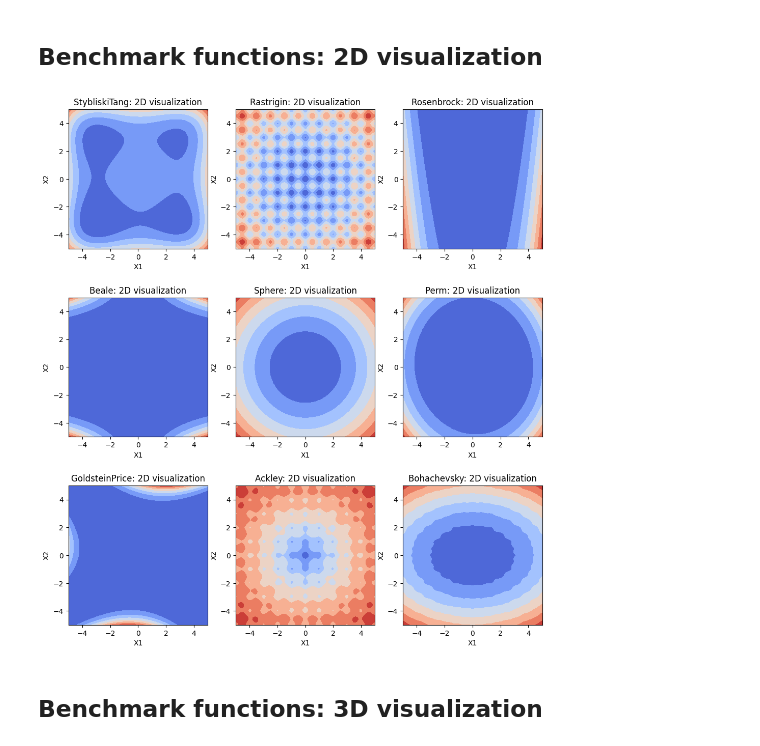
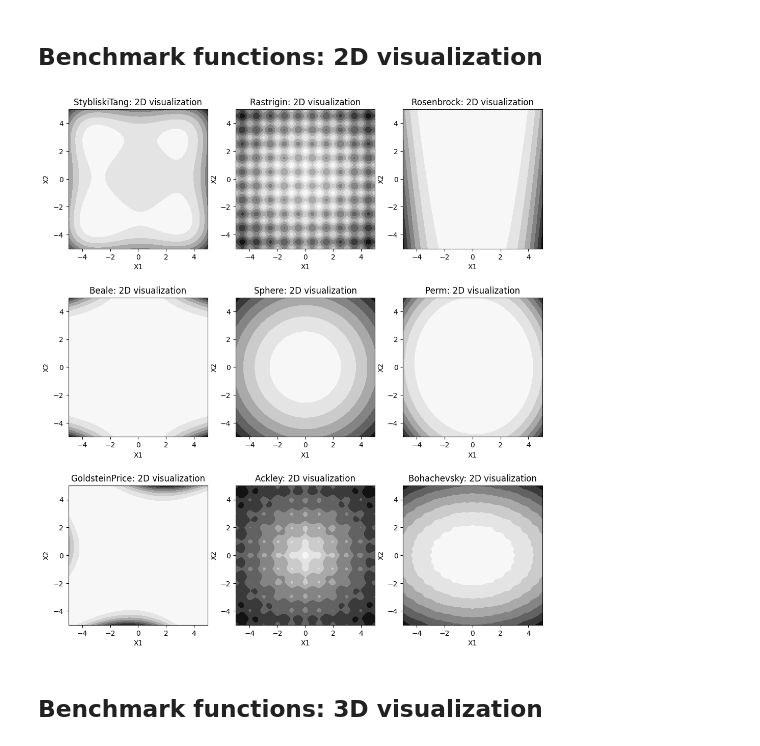
Before and after one commit to oselin/algorithm_development, a Jupyter notebook: 1.benchmark_functions.ipynb, the cells around one changed output. Drawn from its saved outputs; the diff is of its cells as text; code cells hidden in the pictures.

```diff
--- a/1.benchmark_functions.ipynb
+++ b/1.benchmark_functions.ipynb
@@ -15,30 +15,30 @@ algorithms_list        = [bayesian_optimization, bfgs, latin_hypercube, nelder_m
 # %%
 # Define the X1 and X2 span
 X1 =  X2 = np.linspace(-5, 5, 101)
 points = np.array([[x1,x2] for x1 in X1 for x2 in X2])
 
 fig = plt.figure(figsize=(4*3, 4*7))
 #fig.suptitle("Benchmark functions")
 
 for idx, fcn in enumerate(benchmarkfunction_list):
     # Compute the function
     Fx = fcn(points.T)
 
     # Rescaling the function to 0.20 - 0.35 range
     Fn = lambda p: (fcn(p) - np.min(Fx)) * (0.15)/(np.max(Fx) - np.min(Fx)) + 0.20
     Fnorm = Fn(points.T)
 
     ax = fig.add_subplot(6, 3, idx + 1)
-    ax.contourf(X1,X2,Fnorm.reshape(101,101).T, cmap=cm.coolwarm)
+    ax.contourf(X1,X2,Fnorm.reshape(101,101).T, cmap=cm.Greys)
     ax.axis('scaled')
     ax.set_title(fcn.__name__ + ": 2D visualization")
     ax.set_xlabel("X1")
     ax.set_ylabel("X2")
 
 
 plt.show()
 # %% [output]
-[figure, old version]
+[figure, new version]
 # %% [markdown]
 ## Benchmark functions: 3D visualization
 # %%
```
Also changed, not shown: parts of 1 cell of this notebook, 4 other files.
